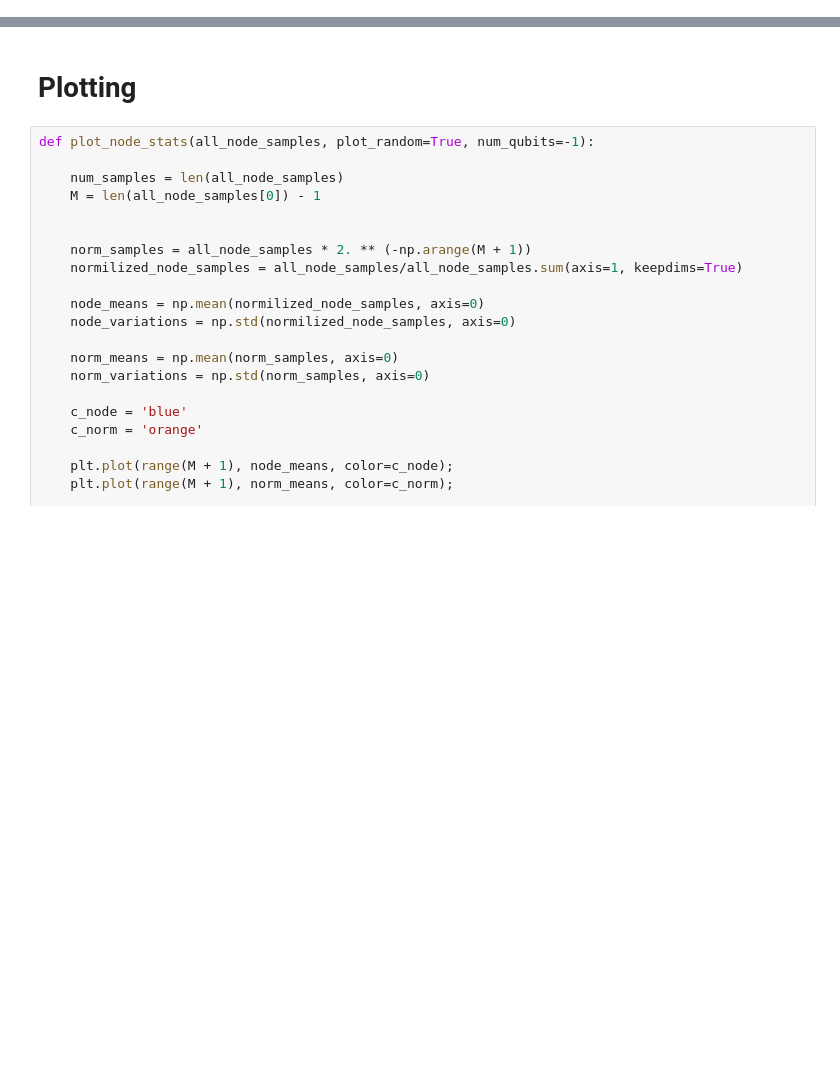
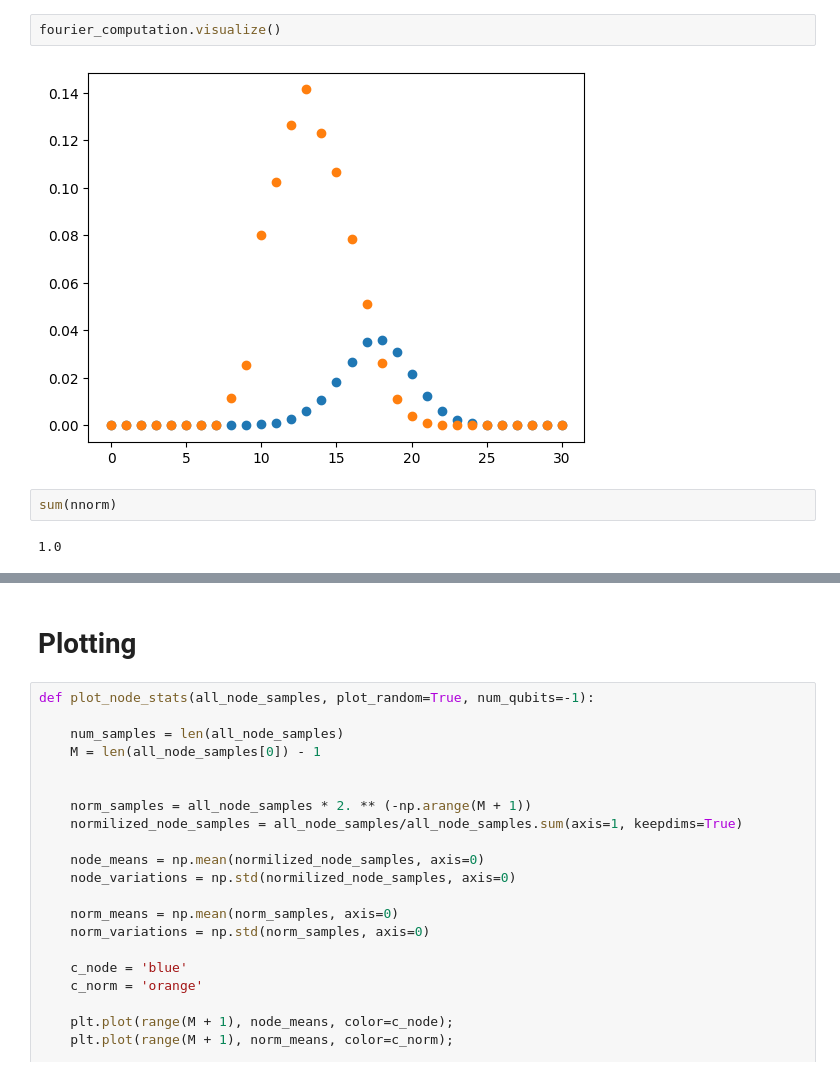
Before and after one commit to idnm/FourierVQA, a Jupyter notebook: experiments.ipynb, the cells around one changed output, grey strips where cells are left out. Saved outputs shown, nothing was run; the diff lists cells and outputs as text; blank space fills up the shorter version.

```diff
--- a/experiments.ipynb
+++ b/experiments.ipynb
@@ -16,0 +192,8 @@ import networkx as nx
+# %%
+fourier_computation.visualize()
+# %% [output]
+[figure, added]
+# %%
+sum(nnorm)
+# %% [output]
+1.0
```
Also changed, not shown: parts of 21 cells of this notebook, 3 other files.
